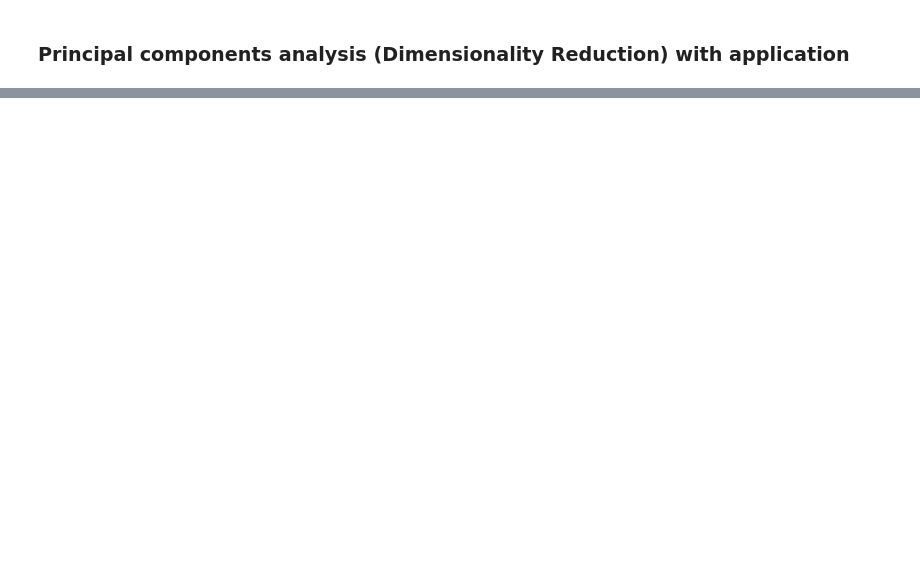
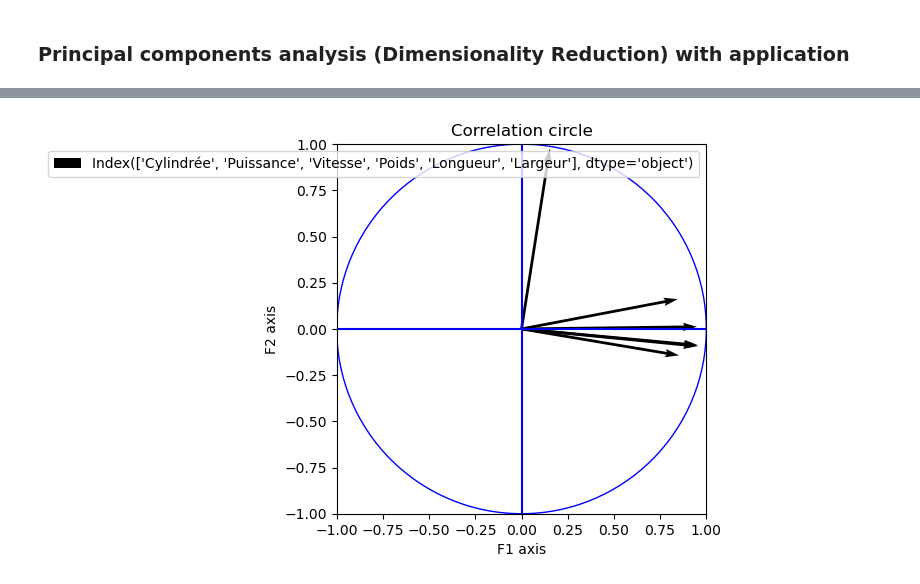
Before and after one commit to AliMehizel/pca_eda, a Jupyter notebook: PCA_eda.ipynb, the cells around one changed output, grey strips where cells are left out. Saved outputs shown, nothing was run; the diff lists cells and outputs as text; code cells hidden in the pictures; blank space fills up the shorter version.

```diff
--- a/PCA_eda.ipynb
+++ b/PCA_eda.ipynb
@@ -91,5 +8,0 @@ class PCA:
-# %%
-#should set header == 0 & precise index_col to make it easy
-data = pd.read_excel('tp_data.xlsx', sheet_name="4",header=0,index_col='Modèle')
-test = PCA(data,True)
-test.data
@@ -228,0 +141,6 @@ Figure(1000x1000)
+# %%
+data = pd.read_excel('tp_data.xlsx', sheet_name="4",index_col='Modèle')
+# %%
+pca = PCA()
+pca.fit(data)
+eig_ctr, abs_ctr_inst, axes_df, corr_mat = pca.describe_()
@@ -228,0 +219,4 @@ Figure(1000x1000)
+# %%
+corr_cercle(corr_mat)
+# %% [output]
+[figure, added]
```
Also changed, not shown: parts of 20 cells of this notebook.
